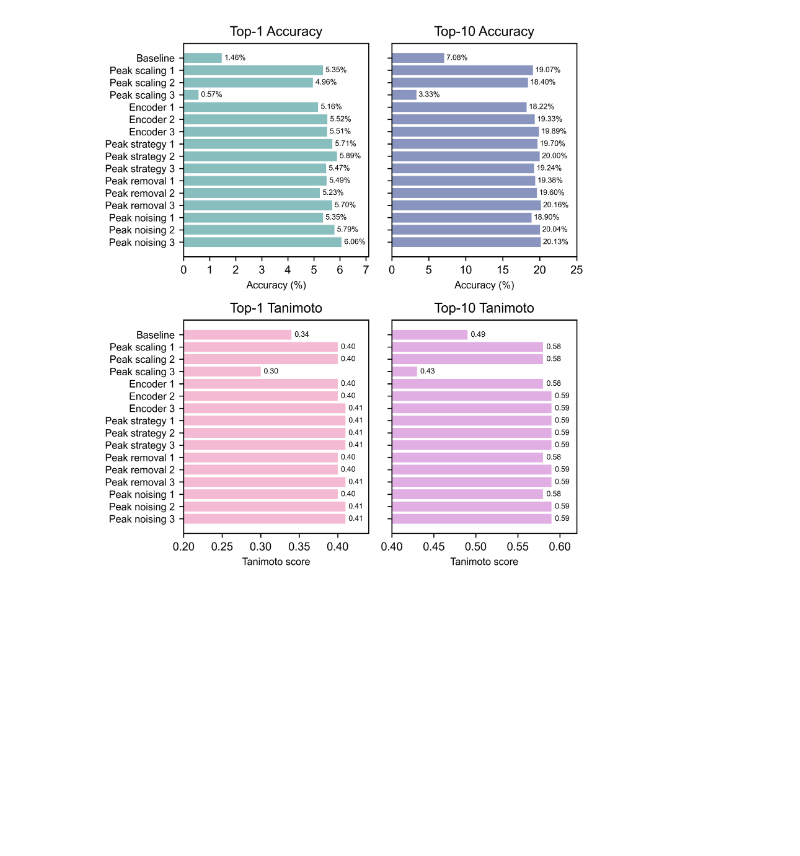
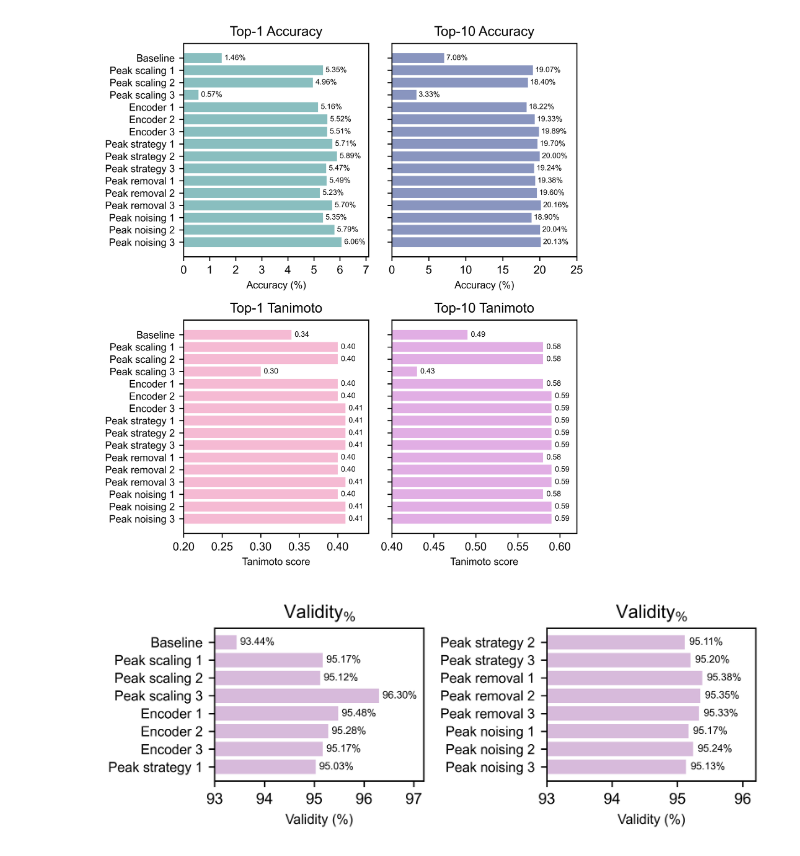
Before and after one commit to kuulia/DiffEIMS, a Jupyter notebook: notebooks/plots_thesis.ipynb, the cells around one changed output. Drawn from its saved outputs; the diff is of its cells as text; code cells hidden in the pictures; blank space fills up the shorter version.

```diff
--- a/notebooks/plots_thesis.ipynb
+++ b/notebooks/plots_thesis.ipynb
@@ -353,6 +510,10 @@ plt.show()
 import pandas as pd
 import matplotlib.pyplot as plt
 import numpy as np
+fs=9
+plt.rcParams.update({'font.size': fs})
+plt.rcParams['font.family'] = 'sans-serif'
+plt.rcParams['font.sans-serif'] = ['Arial', 'DejaVu Sans', 'Liberation Sans', 'Bitstream Vera Sans', 'sans-serif']
 
 # Data
 data = {
@@ -383,7 +544,14 @@ data = {
                         0.58, 0.59, 0.59,
                         0.59, 0.59, 0.59,
                         0.58, 0.59, 0.59,
-                        0.58, 0.59, 0.59]
+                        0.58, 0.59, 0.59],
+    "Validity (%)": [
+        93.44, 95.17, 95.12, 96.30,
+        95.48, 95.28, 95.17,
+        95.03, 95.11, 95.20,
+        95.38, 95.35, 95.33,
+        95.17, 95.24, 95.13
+    ]
 }
 
 df = pd.DataFrame(data)
@@ -451,5 +619,74 @@ plt.savefig('figs/2x2_results.png', dpi=600)
 plt.show()
 # %% [output]
 [figure]
+# %%
+import pandas as pd
+import matplotlib.pyplot as plt
+import numpy as np
+
+# Data
+data = {
+    "Experiment": [
+        "Baseline", "Peak scaling 1", "Peak scaling 2", "Peak scaling 3",
+        "Encoder 1", "Encoder 2", "Encoder 3",
+        "Peak strategy 1", "Peak strategy 2", "Peak strategy 3",
+        "Peak removal 1", "Peak removal 2", "Peak removal 3",
+        "Peak noising 1", "Peak noising 2", "Peak noising 3"
+    ],
+    "Validity (%)": [
+        93.44, 95.17, 95.12, 96.30,
+        95.48, 95.28, 95.17,
+        95.03, 95.11, 95.20,
+        95.38, 95.35, 95.33,
+        95.17, 95.24, 95.13
+    ]
+}
+
+df = pd.DataFrame(data)
+
+# Split into two halves
+mid = len(df) // 2
+df1 = df.iloc[:mid]
+df2 = df.iloc[mid:]
+
+# Figure
+fig, axes = plt.subplots(1, 2, figsize=(400/72, 150/72), dpi=600)
+
+# Colors
+color = "#d7badb"
+
+# First half
+y_pos1 = np.arange(len(df1))
+bars1 = axes[0].barh(y_pos1, df1["Validity (%)"], color=color)
+axes[0].set_yticks(y_pos1)
+axes[0].set_yticklabels(df1["Experiment"], fontsize=fs-1)
+axes[0].set_xlabel("Validity (%)", fontsize=fs-1)
+axes[0].set_xlim([93, 97.2])
+axes[0].set_xticks(np.linspace(93, 97, 5))
+axes[0].set_title("Validity$_\%$")
+for bar, val in zip(bars1, df1["Validity (%)"]):
+    axes[0].text(val + 0.07, bar.get_y() + bar.get_height()/2,
+                 f"{val:.2f}%", va='center', fontsize=fs-3)
+axes[0].invert_yaxis()
+
+# Second half
+y_pos2 = np.arange(len(df2))
+bars2 = axes[1].barh(y_pos2, df2["Validity (%)"], color=color)
+axes[1].set_yticks(y_pos2)
+axes[1].set_yticklabels(df2["Experiment"], fontsize=fs-1)
+axes[1].set_xlabel("Validity (%)", fontsize=fs-1)
+axes[1].set_xticks(np.linspace(93, 97, 5))
+axes[1].set_xlim([93, 96.2])
+axes[1].set_title("Validity$_\%$")
+for bar, val in zip(bars2, df2["Validity (%)"]):
+    axes[1].text(val + 0.07, bar.get_y() + bar.get_height()/2,
+                 f"{val:.2f}%", va='center', fontsize=fs-3)
+axes[1].invert_yaxis()
+
+plt.tight_layout()
+plt.savefig("figs/validity_split.png", dpi=600)
+plt.show()
+# %% [output]
+[figure, added]
 # %%
 dfs[1].to_csv('df.csv')
```
Also changed, not shown: parts of 6 cells of this notebook, 5 other files.
